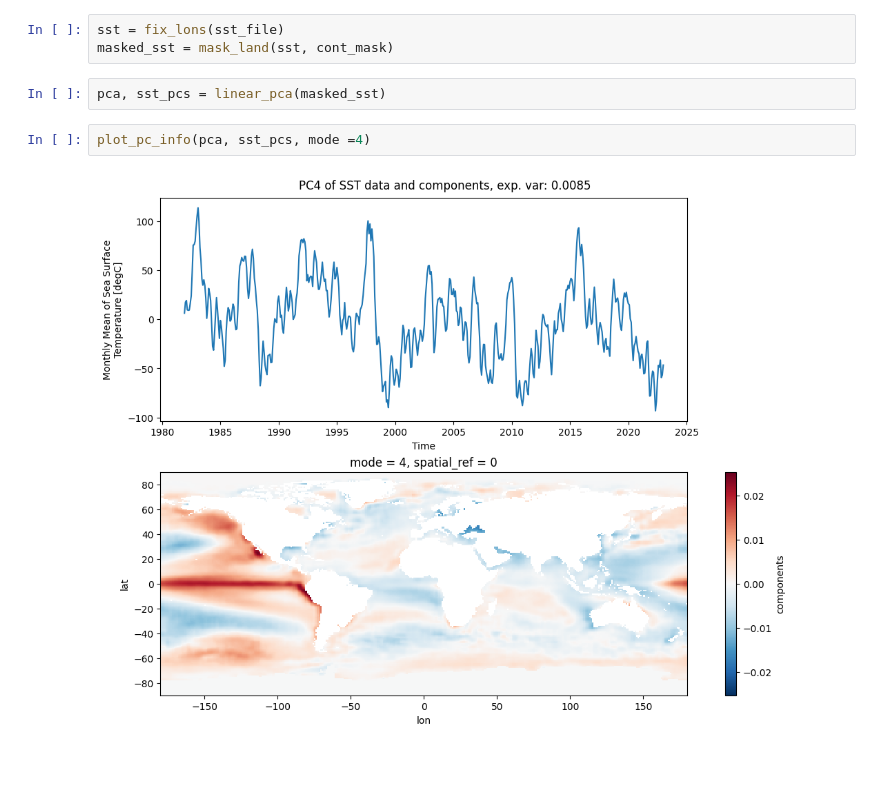
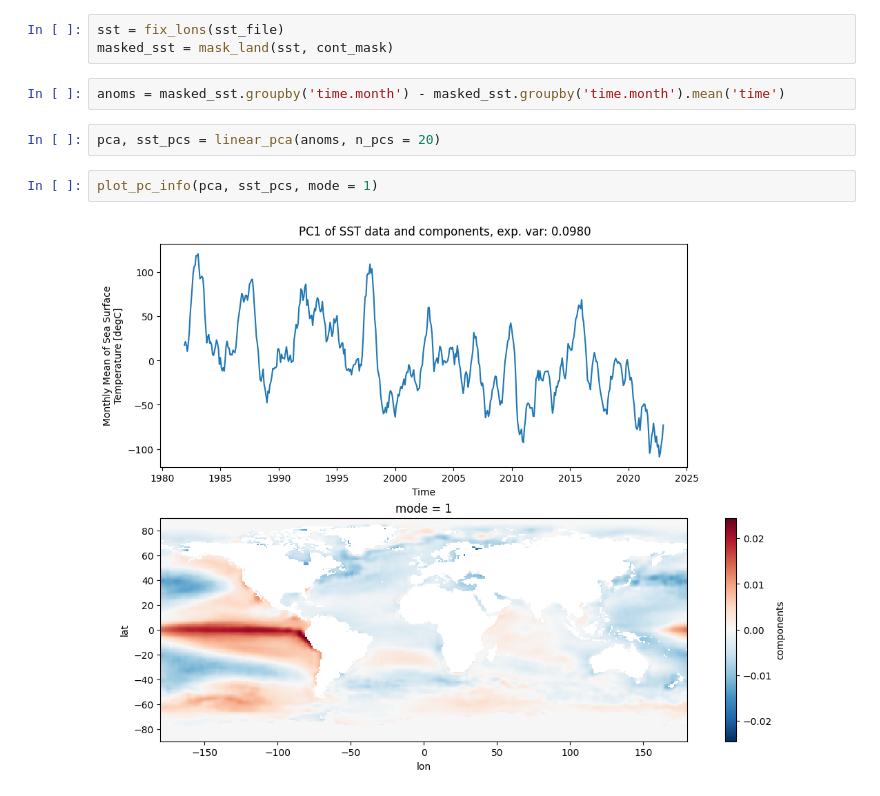
Before and after one commit to CallumNeher/506-Final-Proj, a Jupyter notebook: main.ipynb, the cells around one changed output. Cells and saved outputs as stored; diff of their text form; blank space fills up the shorter version.

```diff
--- a/main.ipynb
+++ b/main.ipynb
@@ -70,9 +70,11 @@ def plot_pc_info(pca, pcs, mode = 1):
 # %%
 sst = fix_lons(sst_file)
 masked_sst = mask_land(sst, cont_mask)
+# %%
+anoms = masked_sst.groupby('time.month') - masked_sst.groupby('time.month').mean('time')
 # %%
-pca, sst_pcs = linear_pca(masked_sst)
+pca, sst_pcs = linear_pca(anoms, n_pcs = 20)
 # %%
-plot_pc_info(pca, sst_pcs, mode =4)
+plot_pc_info(pca, sst_pcs, mode = 1)
 # %% [output]
-[figure, old version]
+[figure, new version]
```
Also changed, not shown: 1 other file.
